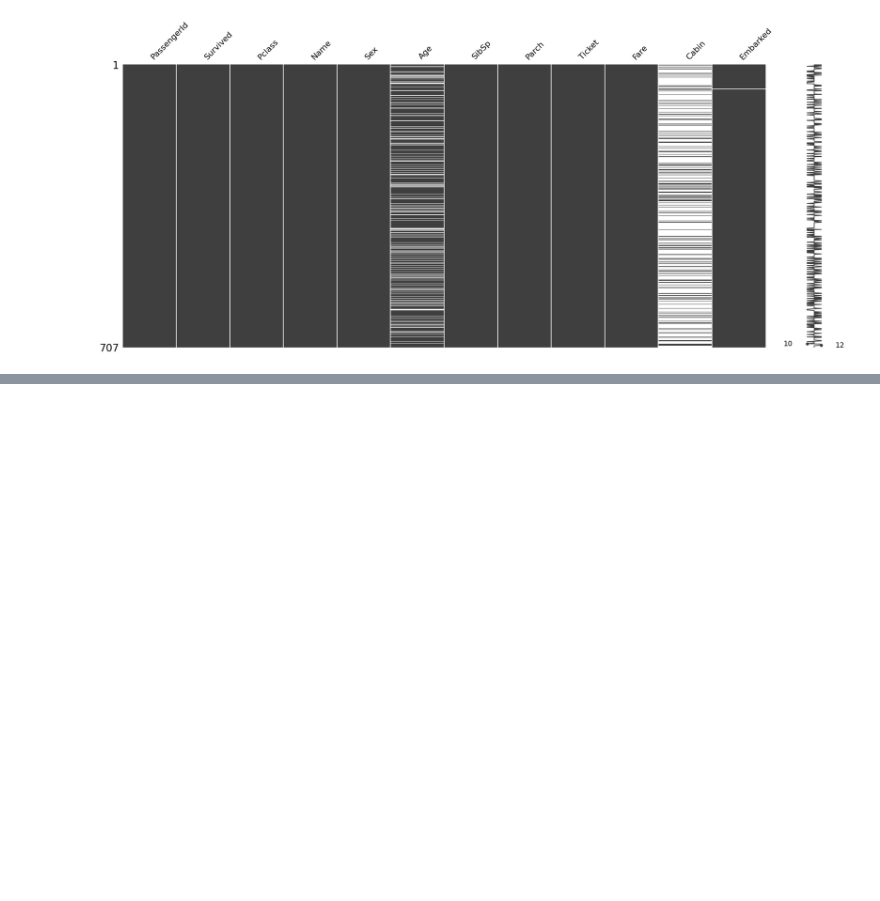
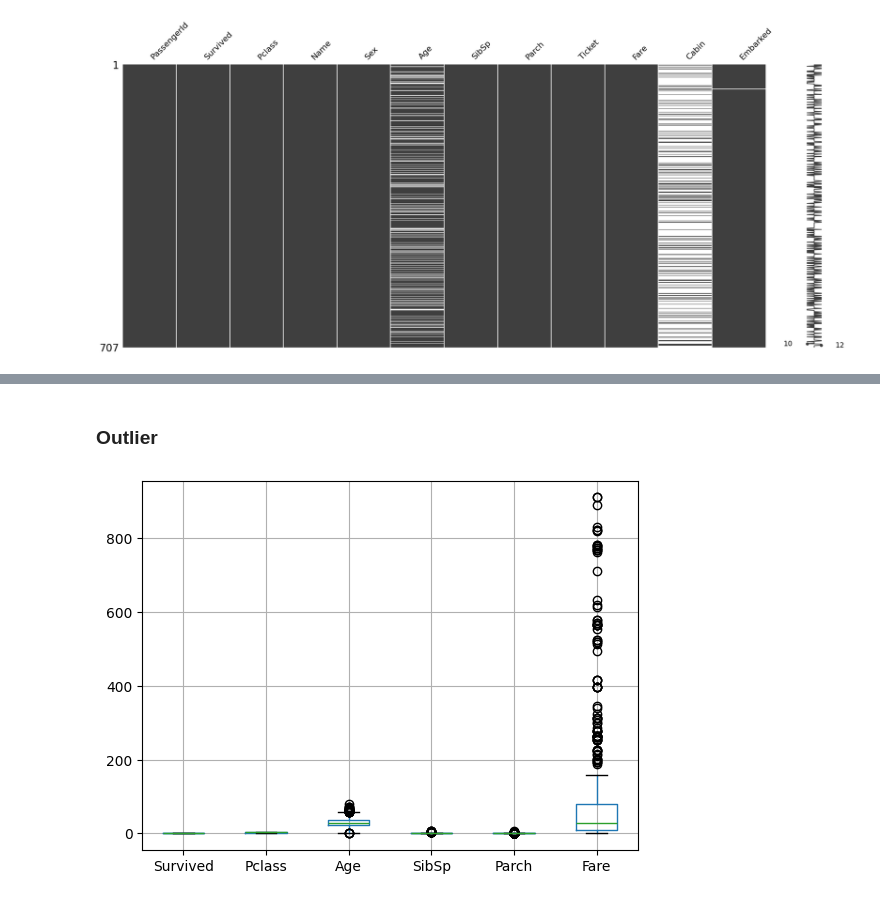
Before and after one commit to Rafluz/Titanic, a Jupyter notebook: praprocesing.ipynb, the cells around one changed output, grey strips where cells are left out. Saved outputs shown, nothing was run; the diff lists cells and outputs as text; code cells hidden in the pictures; blank space fills up the shorter version.

```diff
--- a/praprocesing.ipynb
+++ b/praprocesing.ipynb
@@ -80,0 +224,7 @@ Missing Value
+# %% [markdown]
+### Outlier
+# %%
+dstitanic.boxplot()
+plt.show()
+# %% [output]
+[figure, added]
```
Also changed, not shown: parts of 12 cells of this notebook, 1 other file.
